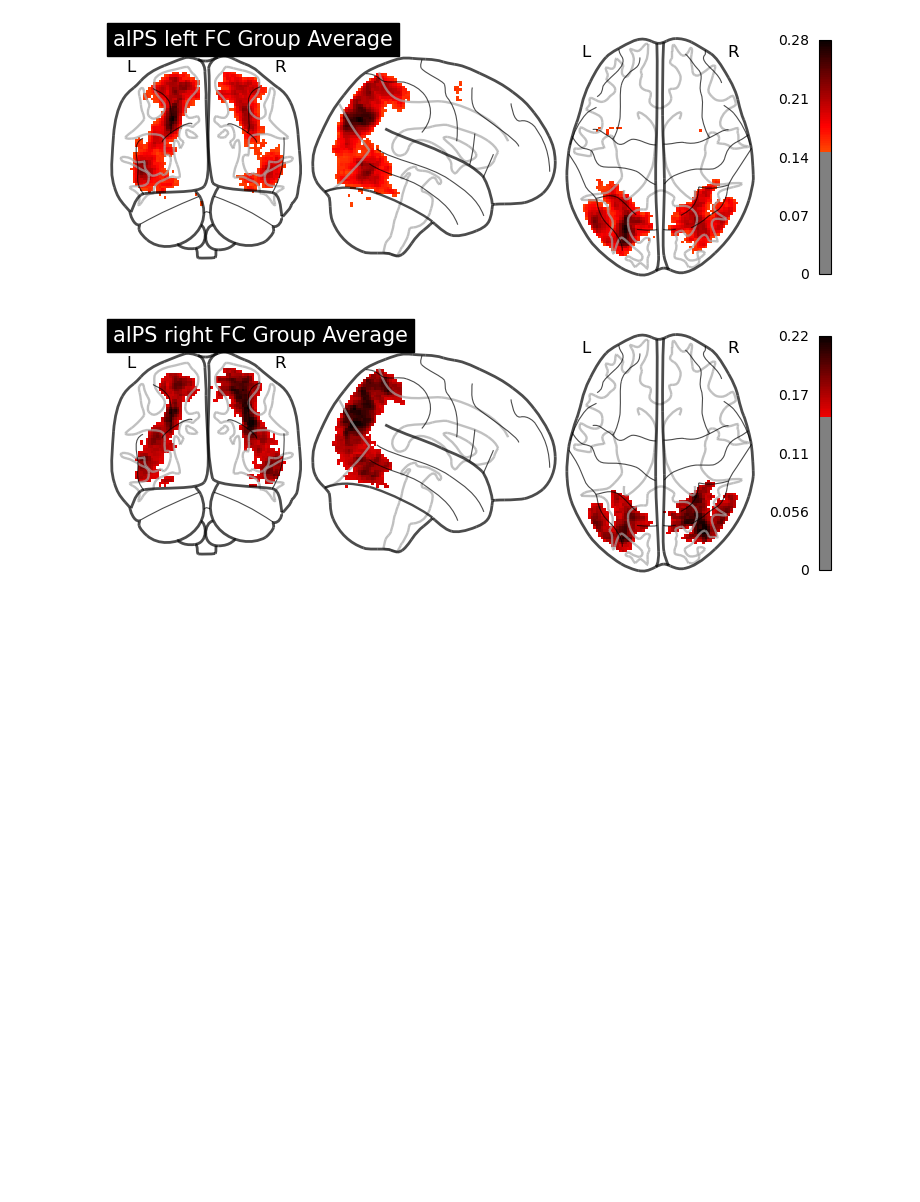
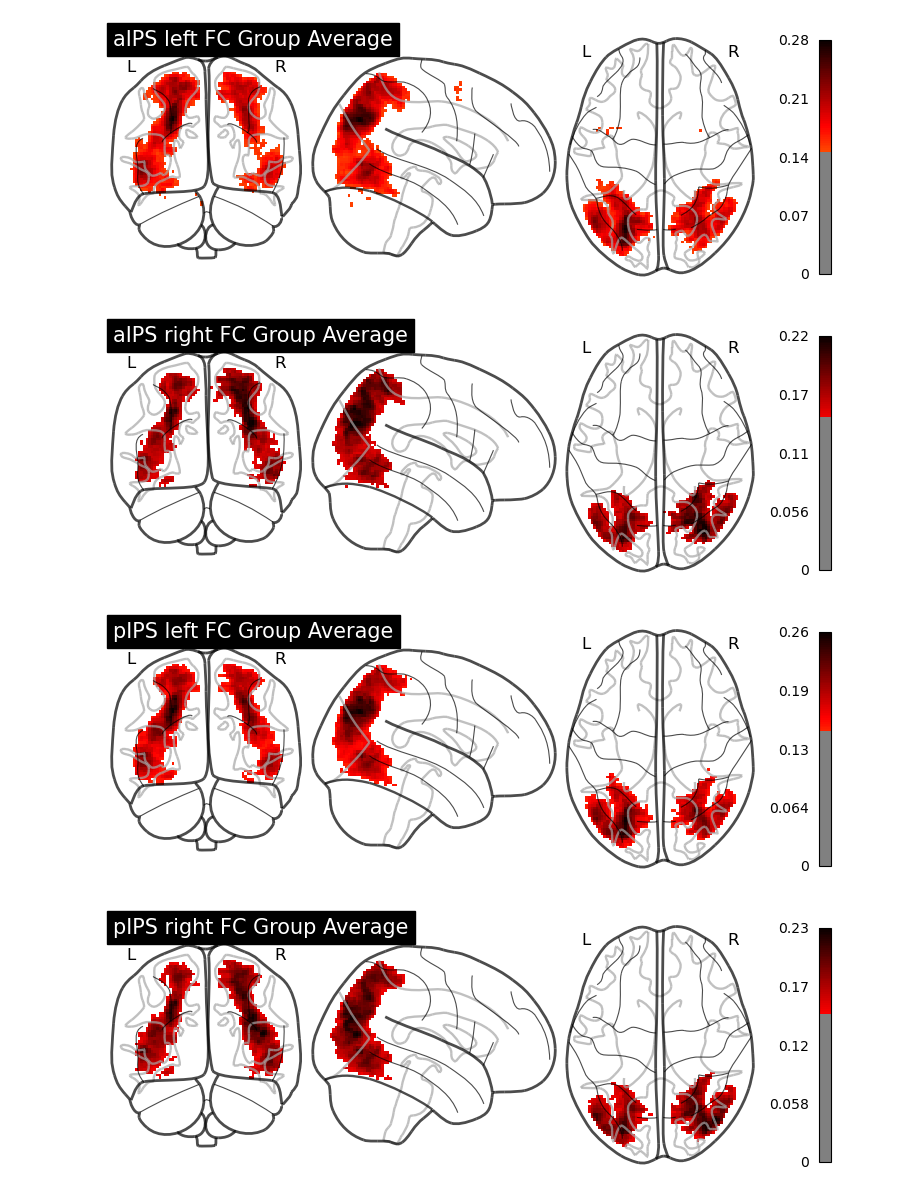
Before and after one commit to cnsimmons/ptoc, a Jupyter notebook: results/ppi/visualize_fc_ppi_uptodate.ipynb, the cells around one changed output. Cells and saved outputs as stored; diff of their text form; code cells hidden in the pictures; blank space fills up the shorter version.

```diff
--- a/results/ppi/visualize_fc_ppi_uptodate.ipynb
+++ b/results/ppi/visualize_fc_ppi_uptodate.ipynb
@@ -76,7 +76,7 @@ results_dir = '/user_data/csimmon2/git_repos/ptoc/results'
 # Define subjects and ROIs
 sub_info = pd.read_csv(f'{curr_dir}/sub_info.csv')
 subs = sub_info[sub_info['group'] == 'control']['sub'].tolist()
-rois = ['PFS', 'aIPS']  # Add more ROIs as needed
+rois = ['PFS', 'aIPS', 'pIPS', 'LO']  # Add more ROIs as needed
 hemispheres = ['left', 'right']
 
 
@@ -149,4 +154,6 @@ Created plots for aIPS right fc
 [figure]
 [figure]
 [figure]
 [figure]
+[figure, added]
+[figure, added]
```
Also changed, not shown: parts of 2 cells of this notebook, 1 other file.
